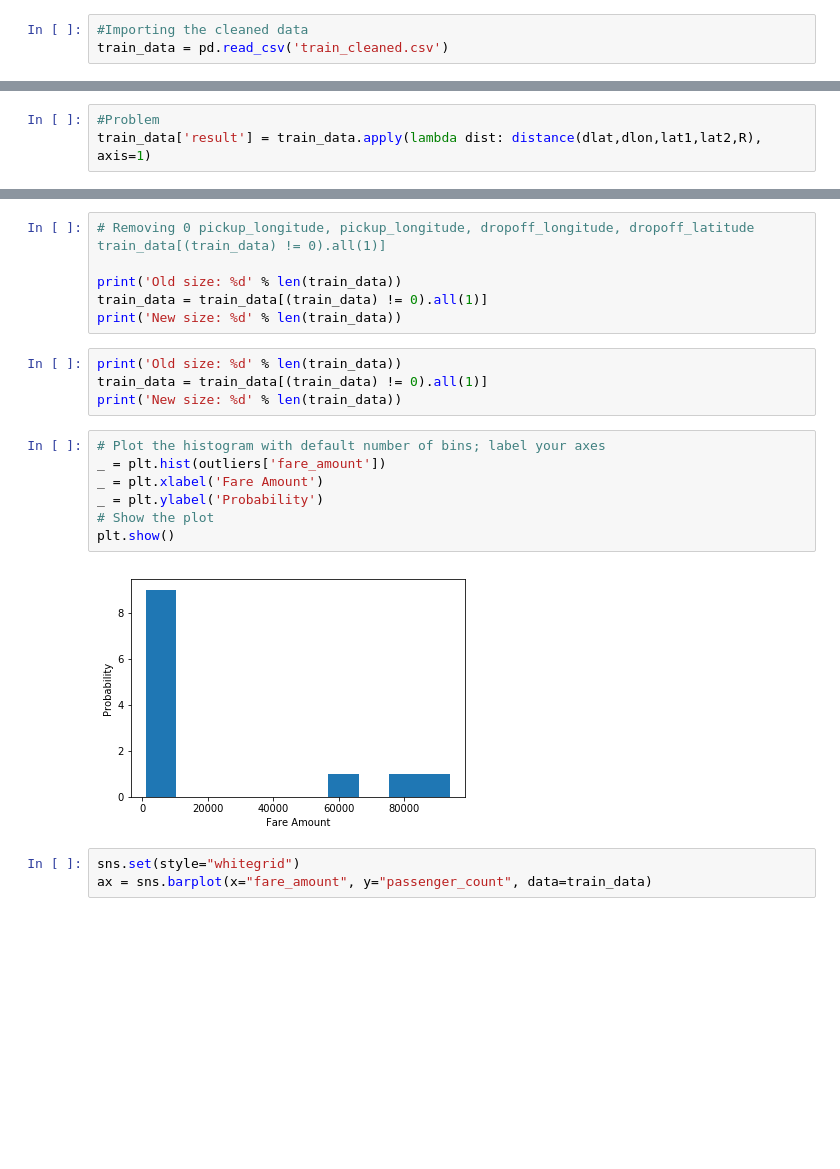
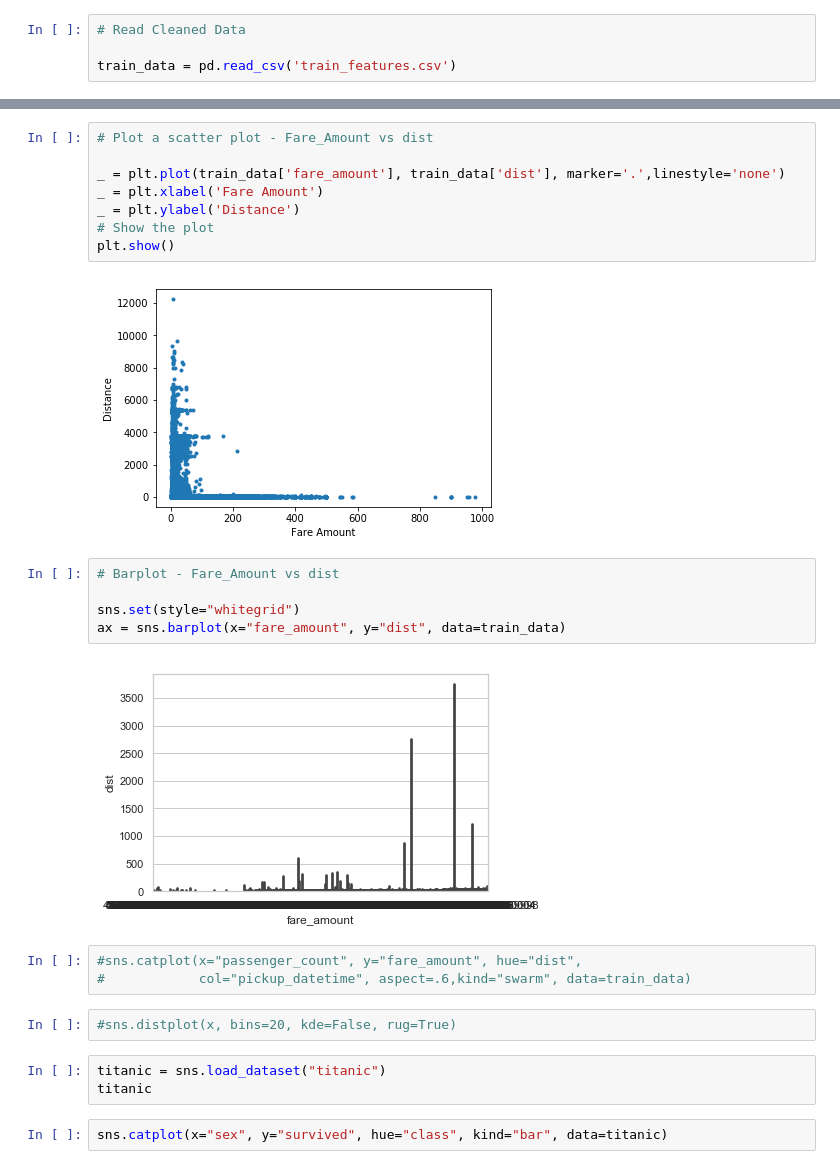
Before and after one commit to mehulrai/capstone1, a Jupyter notebook: Project Capstone Project 1/Data Story/Part 1 - Data Cleaning.ipynb, the cells around one changed output, grey strips where cells are left out. Drawn from its saved outputs; the diff is of its cells as text; blank space fills up the shorter version.

Commit message:
Data Cleaning

```diff
--- a/Project Capstone Project 1/Data Story/Part 1 - Data Cleaning.ipynb
+++ b/Project Capstone Project 1/Data Story/Part 1 - Data Cleaning.ipynb
@@ -280,5 +303,6 @@ train_data.to_csv('train_cleaned.csv')
 # %%
-#Importing the cleaned data
-train_data = pd.read_csv('train_cleaned.csv')
+# Read Cleaned Data
+
+train_data = pd.read_csv('train_features.csv')
 # %%
 # dropping the Unnamed column
@@ -322,3 +310,0 @@ def distance(dlat,dlon,lat1,lat2,R):
-# %%
-#Problem
-train_data['result'] = train_data.apply(lambda dist: distance(dlat,dlon,lat1,lat2,R), axis=1)
@@ -407,22 +323,27 @@ MemoryError:
-# %%
-# Removing 0 pickup_longitude, pickup_longitude, dropoff_longitude, dropoff_latitude train_data[(train_data) != 0).all(1)]
-
-print('Old size: %d' % len(train_data))
-train_data = train_data[(train_data) != 0).all(1)]
-print('New size: %d' % len(train_data))
-# %%
-print('Old size: %d' % len(train_data))
-train_data = train_data[(train_data) != 0).all(1)]
-print('New size: %d' % len(train_data))
 # %%
-# Plot the histogram with default number of bins; label your axes
-_ = plt.hist(outliers['fare_amount'])
+# Plot a scatter plot - Fare_Amount vs dist
+
+_ = plt.plot(train_data['fare_amount'], train_data['dist'], marker='.',linestyle='none')
 _ = plt.xlabel('Fare Amount')
-_ = plt.ylabel('Probability')
+_ = plt.ylabel('Distance')
 # Show the plot
 plt.show()
 # %% [output]
-[figure, old version]
+[figure, new version]
 # %%
+# Barplot - Fare_Amount vs dist
+
 sns.set(style="whitegrid")
-ax = sns.barplot(x="fare_amount", y="passenger_count", data=train_data)
+ax = sns.barplot(x="fare_amount", y="dist", data=train_data)
+# %% [output]
+[figure, added]
+# %%
+#sns.catplot(x="passenger_count", y="fare_amount", hue="dist",
+#            col="pickup_datetime", aspect=.6,kind="swarm", data=train_data)
+# %%
+#sns.distplot(x, bins=20, kde=False, rug=True)
+# %%
+titanic = sns.load_dataset("titanic")
+titanic
+# %%
+sns.catplot(x="sex", y="survived", hue="class", kind="bar", data=titanic)
```
Also changed, not shown: parts of 57 cells of this notebook.
